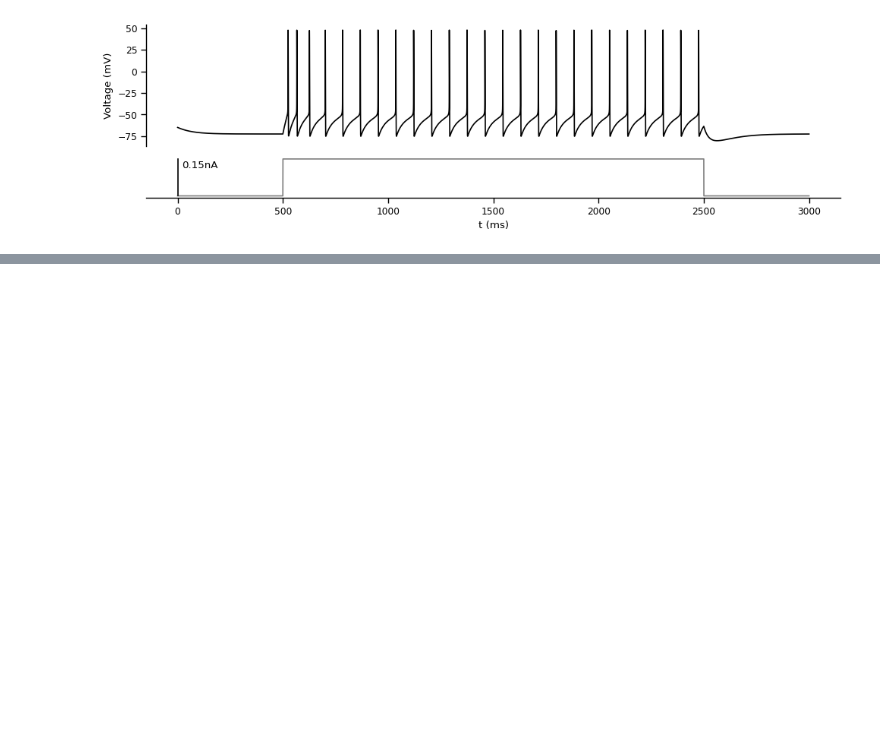
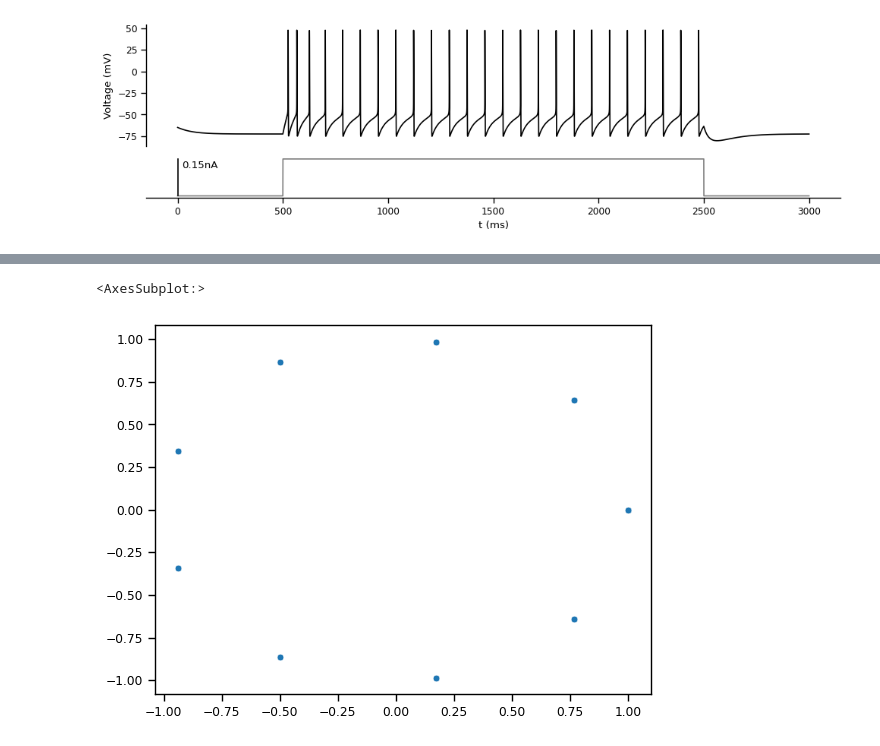
Before and after one commit to FernandoSBorges/chimeras, a Jupyter notebook: notebooks/temp.ipynb, the cells around one changed output, grey strips where cells are left out. Saved outputs shown, nothing was run; the diff lists cells and outputs as text; code cells hidden in the pictures; blank space fills up the shorter version.

```diff
--- a/notebooks/temp.ipynb
+++ b/notebooks/temp.ipynb
@@ -94,0 +116,10 @@ plot_voltage_stim(voltage, time, stim_current, savefig=True)
+# %%
+r = 1
+center = (0, 0)
+theta = np.linspace(0, 2*np.pi, 10)
+x = center[0] + r*np.cos(theta)
+y = center[1] + r*np.sin(theta)
+sns.scatterplot(x=x, y=y)
+# %% [output]
+<AxesSubplot:>
+[figure, added]
```
Also changed, not shown: parts of 2 cells of this notebook, 6 other files.
